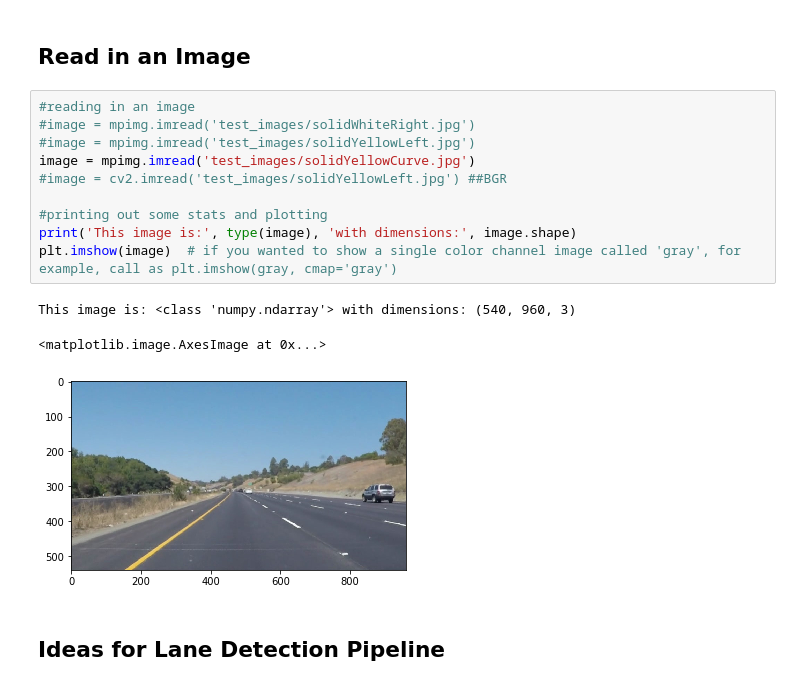
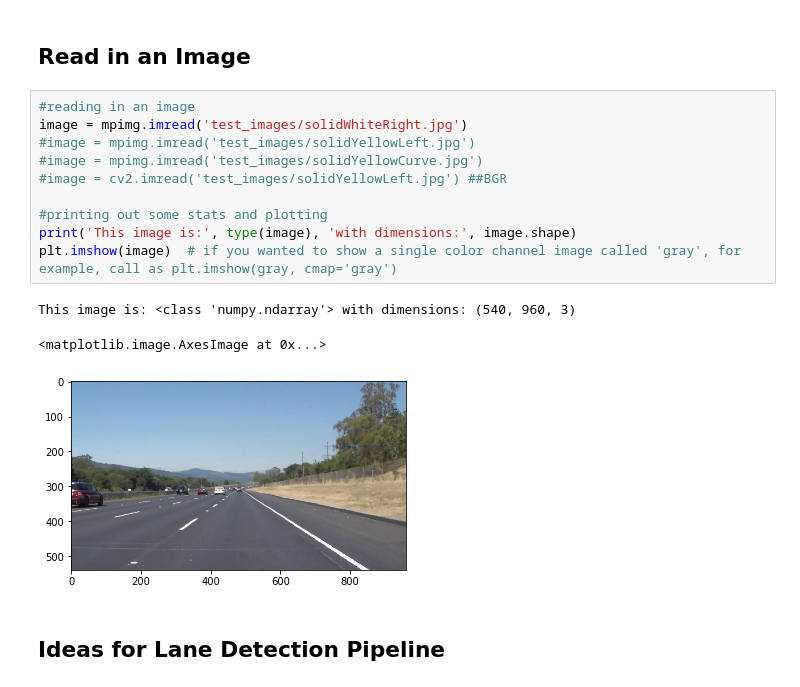
Before and after one commit to jasonashton/udacity-sdcnd-project1, a Jupyter notebook: P1.ipynb, the cells around one changed output. Saved outputs shown, nothing was run; the diff lists cells and outputs as text.

```diff
--- a/P1.ipynb
+++ b/P1.ipynb
@@ -51,18 +51,18 @@ import cv2
 ## Read in an Image
 # %%
 #reading in an image
-#image = mpimg.imread('test_images/solidWhiteRight.jpg')
+image = mpimg.imread('test_images/solidWhiteRight.jpg')
 #image = mpimg.imread('test_images/solidYellowLeft.jpg')
-image = mpimg.imread('test_images/solidYellowCurve.jpg')
+#image = mpimg.imread('test_images/solidYellowCurve.jpg')
 #image = cv2.imread('test_images/solidYellowLeft.jpg') ##BGR
 
 #printing out some stats and plotting
 print('This image is:', type(image), 'with dimensions:', image.shape)
 plt.imshow(image)  # if you wanted to show a single color channel image called 'gray', for example, call as plt.imshow(gray, cmap='gray')
 # %% [output]
 This image is: <class 'numpy.ndarray'> with dimensions: (540, 960, 3)
 <matplotlib.image.AxesImage at 0x...>
-[figure, old version]
+[figure, new version]
 # %% [markdown]
 ## Ideas for Lane Detection Pipeline
 # %% [markdown]
```
Also changed, not shown: parts of 1 cell of this notebook.
